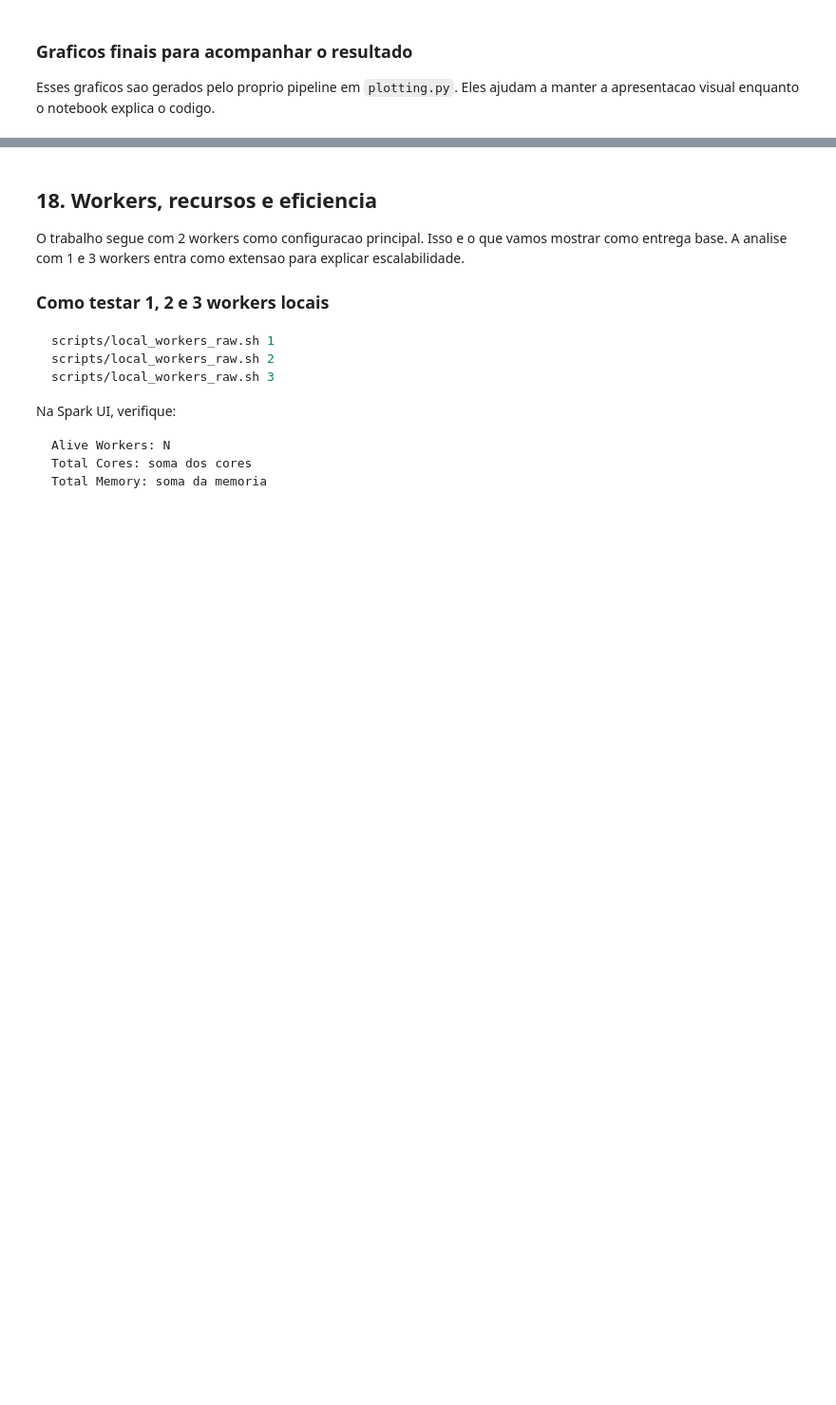
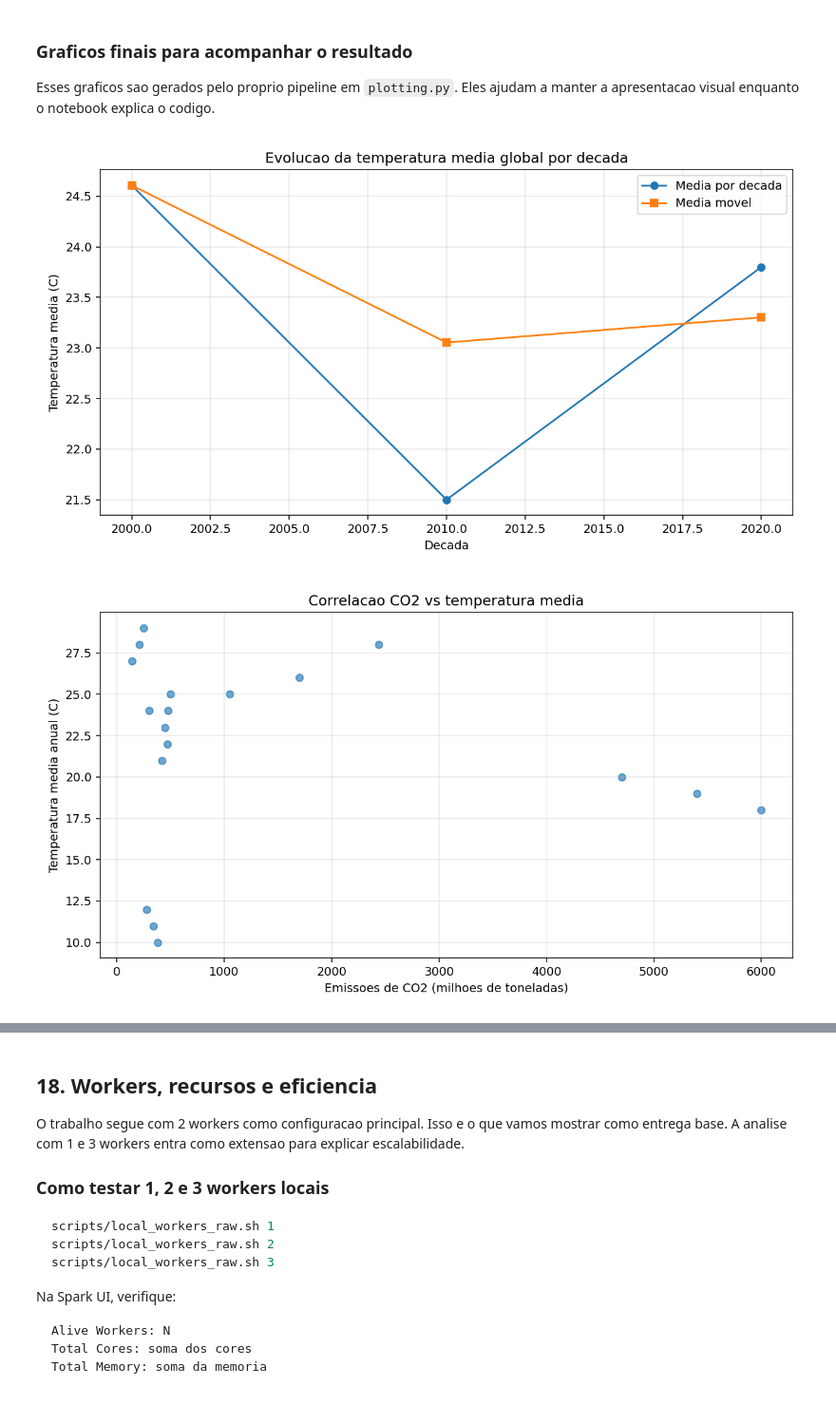
Before and after one commit to rodrigomacedo-sjr/spark-sd-uel, a Jupyter notebook: notebooks/apresentacao_spark_clima.ipynb, the cells around one changed output, grey strips where cells are left out. Shown at 95% size. Cells and saved outputs as stored; diff of their text form; code cells hidden in the pictures; blank space fills up the shorter version.

```diff
--- a/notebooks/apresentacao_spark_clima.ipynb
+++ b/notebooks/apresentacao_spark_clima.ipynb
@@ -1300,18 +1300,25 @@ Esses graficos sao gerados pelo proprio pipeline em `plotting.py`. Eles ajudam a
 # %%
 from IPython.display import Image, display
 
 candidate_plot_dirs = [
     PROJECT_ROOT / "output_live_measure" / "plots",
     PROJECT_ROOT / "output" / "plots",
     PROJECT_ROOT / "output_real" / "plots",
 ]
 
 plot_dir = next((path for path in candidate_plot_dirs if (path / "global_decade_temperature.png").exists()), None)
 if plot_dir is None:
     print("Graficos ainda nao encontrados. Rode o pipeline primeiro.")
 else:
     display(Image(filename=str(plot_dir / "global_decade_temperature.png")))
     display(Image(filename=str(plot_dir / "co2_temperature_scatter.png")))
-    forecast_plot = plot_dir / "temperature_forecast_Rio_De_Janeiro_Brazil.png"
-    if forecast_plot.exists():
+    forecast_plot = next(
+        (path / "temperature_forecast_Rio_De_Janeiro_Brazil.png" for path in candidate_plot_dirs
+         if (path / "temperature_forecast_Rio_De_Janeiro_Brazil.png").exists()),
+        None,
+    )
+    if forecast_plot is not None:
         display(Image(filename=str(forecast_plot)))
+# %% [output]
+[figure, added]
+[figure, added]
```
Also changed, not shown: parts of 1 cell of this notebook, 1 other file.
